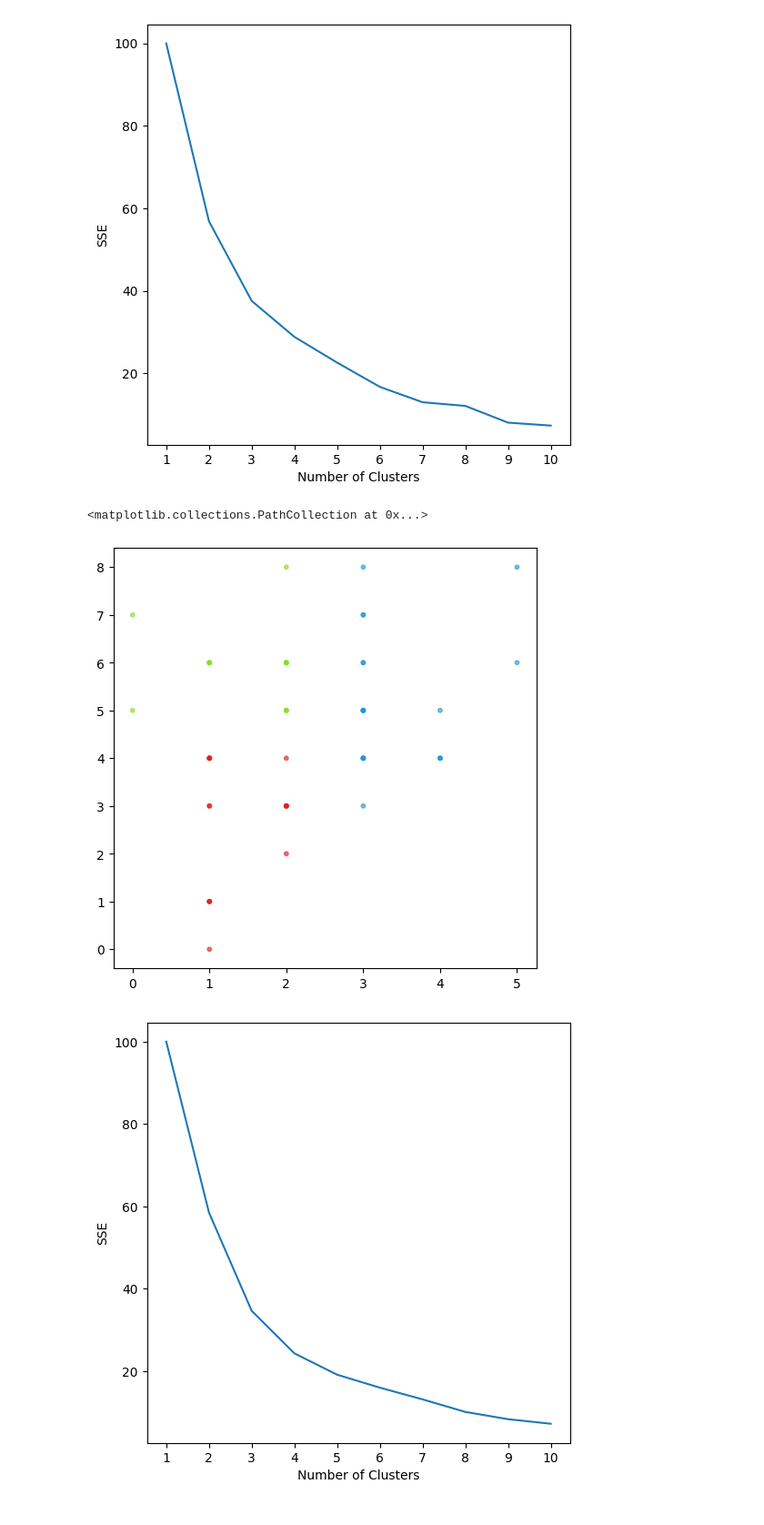
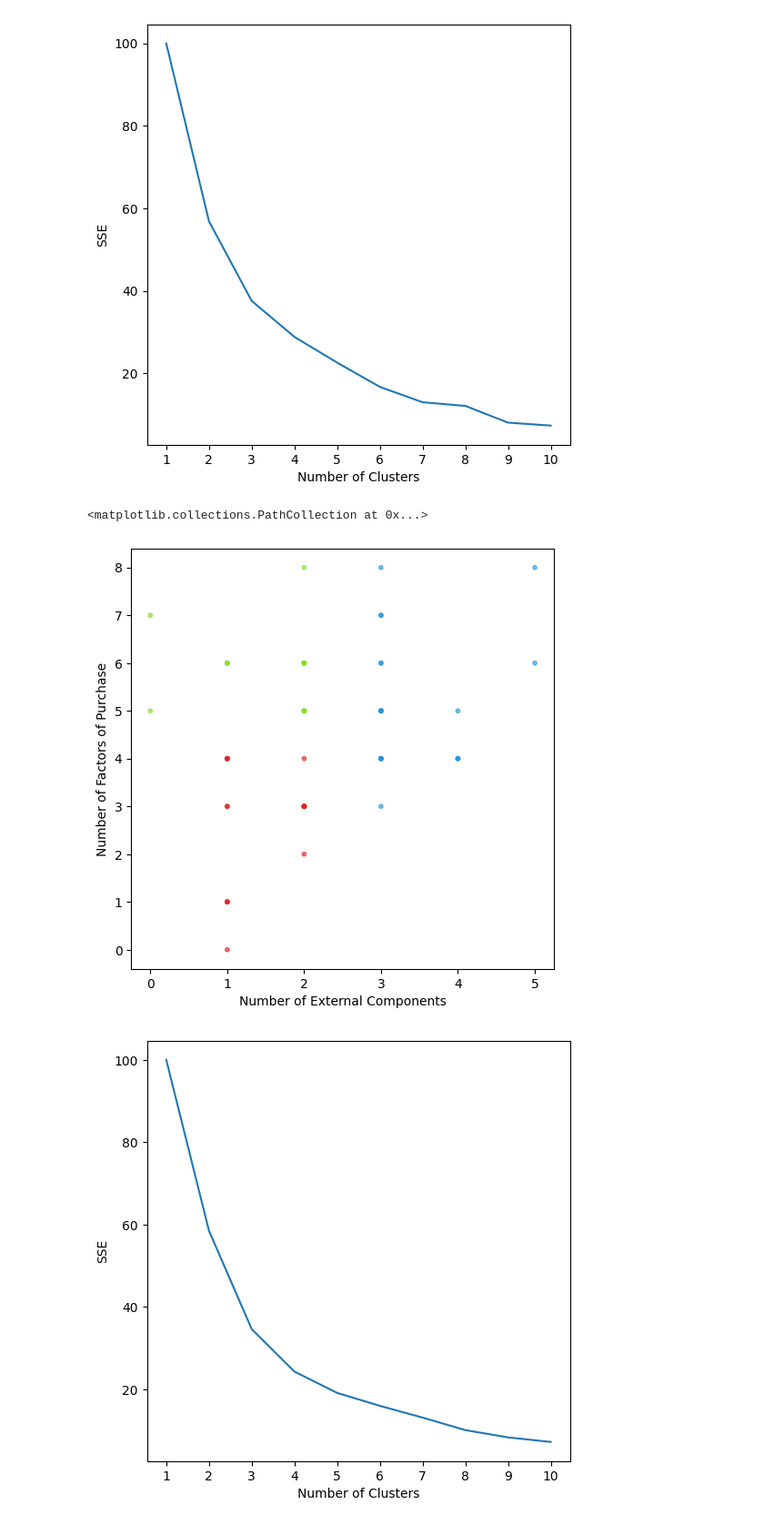
Before and after one commit to PatrickPetch/product-survey-data-analysis, a Jupyter notebook: phumrapee-analysis.ipynb, the cells around one changed output. Shown at 91% size. Cells and saved outputs as stored; diff of their text form; code cells hidden in the pictures.

```diff
--- a/petch-analysis.ipynb
+++ b/phumrapee-analysis.ipynb
@@ -264,11 +272,13 @@ plt.show()
 # %%
 kmeans = KMeans(n_clusters=3, **kmeans_kwargs)
 kmeans.fit_predict(scaled)
 
+plt.xlabel("Number of External Components")
+plt.ylabel("Number of Factors of Purchase")
 plt.scatter(df_number.ExteriorComponentsCount, df_number.FactorsPurchaseCount, c=np.array([color_conv[label] for label in kmeans.labels_]), alpha=0.6, s=10)
 # %% [output]
 <matplotlib.collections.PathCollection at 0x...>
-[figure, old version]
+[figure, new version]
 # %%
 scaled = StandardScaler().fit_transform(df_number[["ExteriorComponentsCount", "InteriorComponentsCount"]].dropna())
 
```
Also changed, not shown: parts of 20 cells of this notebook, 1 other file.
